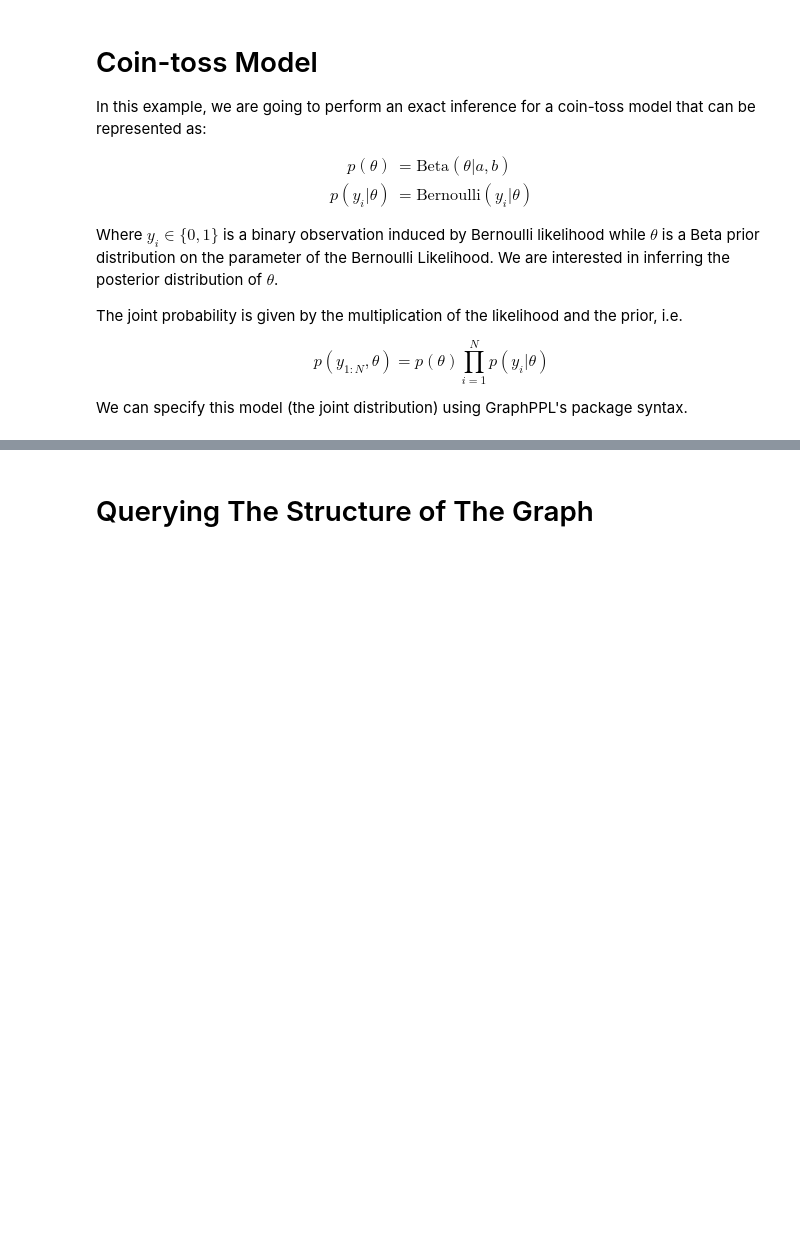
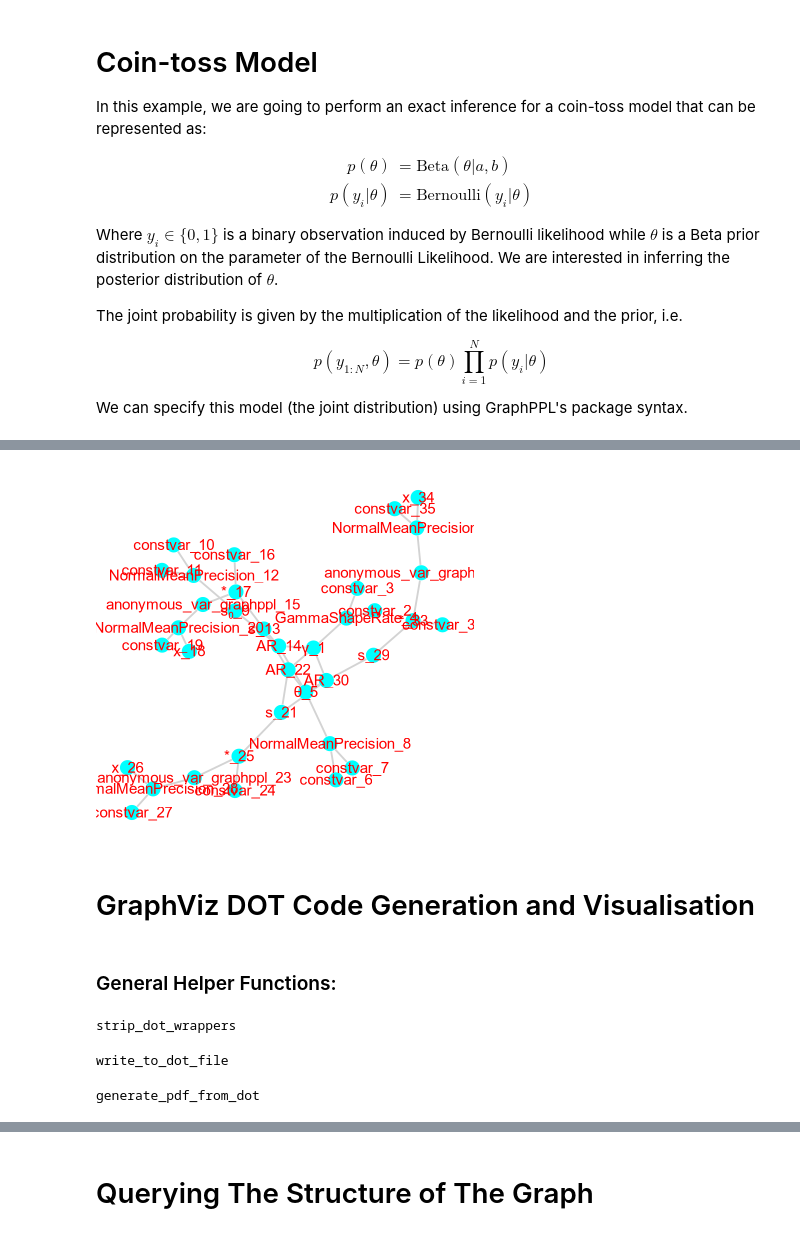
Before and after one commit to FraserP117/ActInf_RxInfer, a Jupyter notebook: GraphViz_GraphPPL_Project_Experimentation.ipynb, the cells around one changed output, grey strips where cells are left out. Cells and saved outputs as stored; diff of their text form; code cells hidden in the pictures; blank space fills up the shorter version.

```diff
--- a/GraphViz_GraphPPL_Project_Experimentation.ipynb
+++ b/GraphViz_GraphPPL_Project_Experimentation.ipynb
@@ -107,0 +160,79 @@ draw(
+# %%
+𝚃ᴬᴿ = Univariate
+m = 1
+τ̃ = 0.001 ## assumed observation precision
+lar_conditioned = lar_model(
+    𝚃ᴬᴿ=𝚃ᴬᴿ,
+    Mᴬᴿ=m,
+    vᵤ=ReactiveMP.ar_unit(𝚃ᴬᴿ, m),
+    τ=τ̃
+) | (x = [266.0, 145.0, 183.0],);
+# %%
+lar_rxi_model = RxInfer.create_model(lar_conditioned);
+# %%
+lar_gppl_model = RxInfer.getmodel(lar_rxi_model);
+# %%
+lar_meta_graph = lar_gppl_model.graph;
+# %%
+GraphPlot.gplot( ## existing plotting functionality
+    lar_meta_graph,
+    layout=spring_layout,
+    nodelabel=collect(labels(lar_meta_graph)),
+    nodelabelsize=1.0,
+    NODESIZE=0.05, ## diameter of the nodes
+    nodelabelc="red", #.
+    nodelabeldist=0.0,
+    nodefillc="cyan",
+)
+# %% [output]
+[figure, added]
+# %% [markdown]
+# GraphViz DOT Code Generation and Visualisation
+# %% [markdown]
+### General Helper Functions:
+# %%
+"""
+Takes in the DOT string used with GraphViz.jl and
+strips it of the leading and trailing non-dot syntax.
+
+returns a string containing 'pure' DOT syntax.
+"""
+function strip_dot_wrappers(dot_string::String)
+    stripped_string = replace(dot_string, r"^dot\"\"\"\n" => "")
+    stripped_string = replace(stripped_string, r"\n\"\"\"$" => "")
+
+    return stripped_string
+end
+# %% [output]
+strip_dot_wrappers
+# %%
+"""
+Takes a 'pure' DOT-syntax Julia string and writes this to
+a .dot file. Intended to be used in combination with
+strip_dot_wrappers
+"""
+function write_to_dot_file(dot_string::String, file_path::String)
+    open(file_path, "w") do file
+        write(file, dot_string)
+    end
+end
+# %% [output]
+write_to_dot_file
+# %%
+"""
+Takes a source (src) .dot file and generates a .pdf
+render of the encoded graph. PDF render is saved to
+the destination (dst) .pdf file.
+
+src_dot_file_path is assumed to be 'some_path/some_name.dot' and
+dst_pdf_file_path_name is assumed to be 'some_path/some_name.pdf'.
+That is, both file extensions should be specified.
+"""
+function generate_pdf_from_dot(
+        src_dot_file_path::String,
+        dst_pdf_file_path_name::String
+    )
+    run(`dot -Tpdf $src_dot_file_path -o $dst_pdf_file_path`)
+end
+# %% [output]
+generate_pdf_from_dot
```
Also changed, not shown: parts of 187 cells of this notebook, 21 other files.
